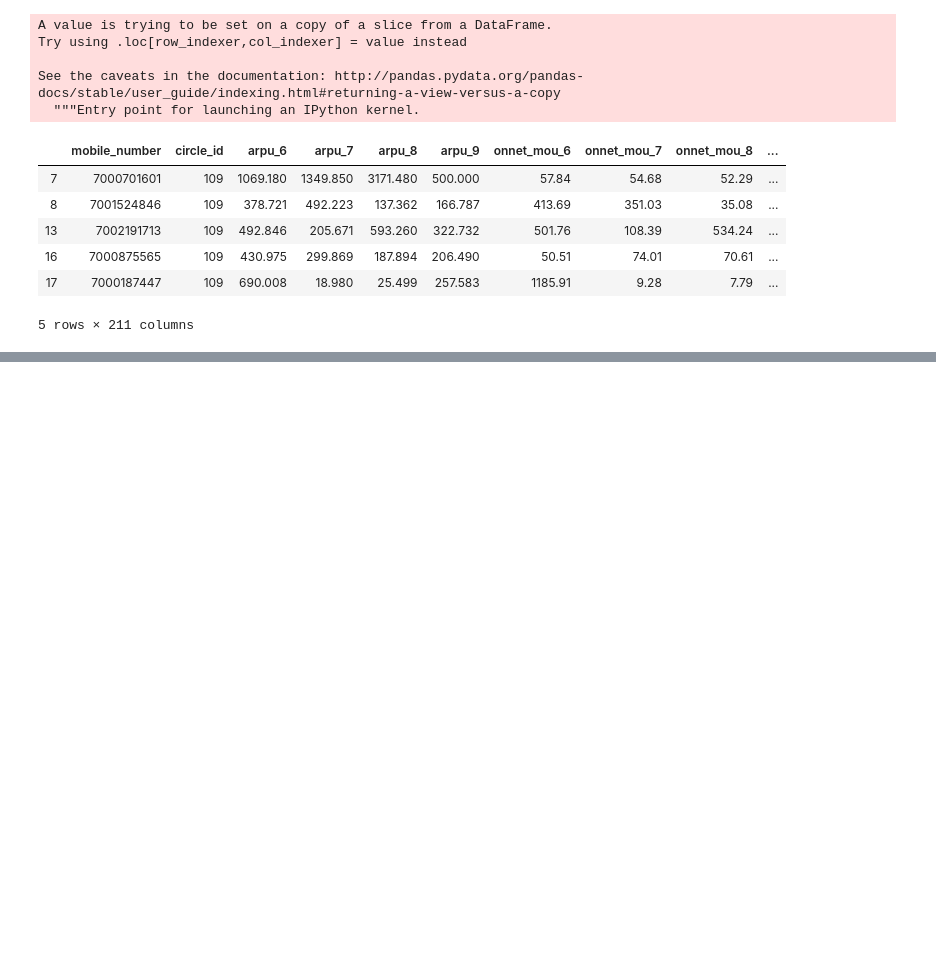
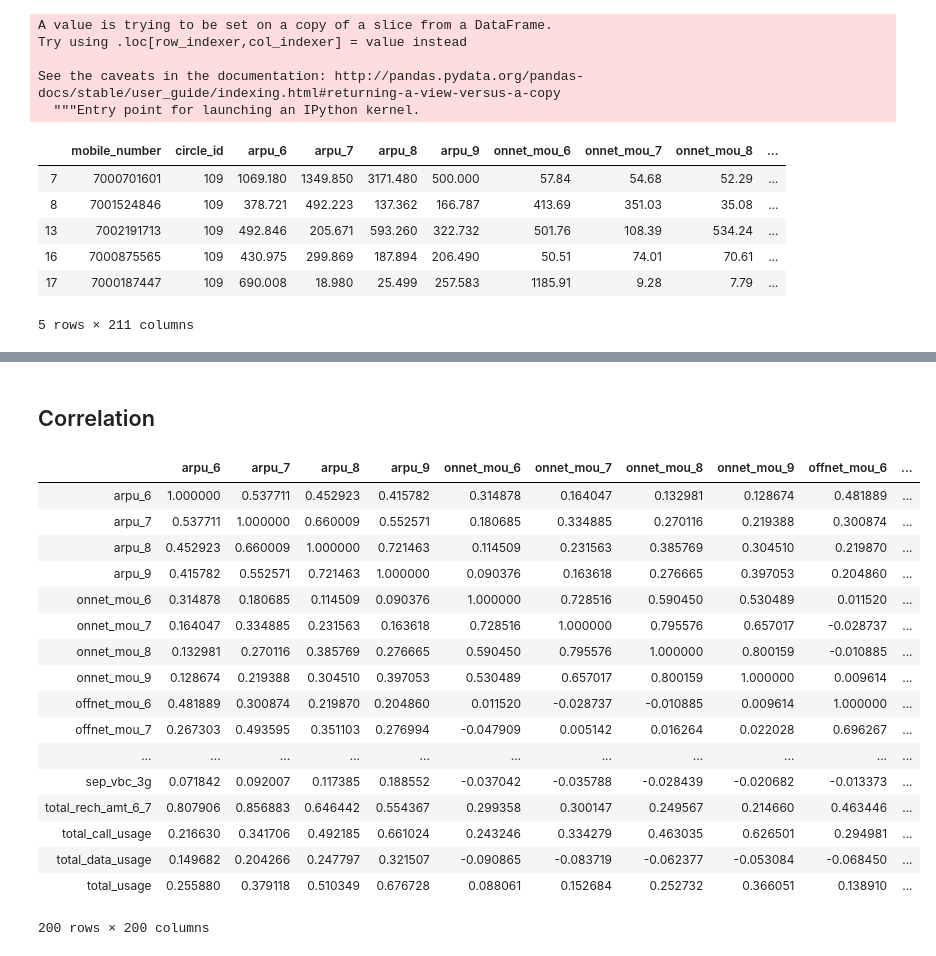
Before and after one commit to singh-manvinder/telecom_churn, a Jupyter notebook: solution.ipynb, the cells around one changed output, grey strips where cells are left out. Drawn from its saved outputs; the diff is of its cells as text; code cells hidden in the pictures; blank space fills up the shorter version.

```diff
--- a/solution.ipynb
+++ b/solution.ipynb
@@ -240,0 +401,2 @@ df_churn_hvc.head()
+# %%
+mobile_df = df_churn_hvc.pop('mobile_number')
@@ -240,0 +405,6 @@ df_churn_hvc.head()
+# %%
+y = df_churn_hvc.pop('cust_churn')
+X = df_churn_hvc
+# %%
+from sklearn.model_selection import train_test_split
+X_train, X_test, y_train, y_test = train_test_split(X, y, random_state=42)
@@ -240,0 +427,24 @@ df_churn_hvc.head()
+# %% [markdown]
+## Correlation
+# %%
+corr = X_train.corr()
+corr
+# %% [output]
+|  | arpu_6 | arpu_7 | arpu_8 | arpu_9 | onnet_mou_6 | onnet_mou_7 | onnet_mou_8 | onnet_mou_9 | offnet_mou_6 | ... |
+| arpu_6 | 1.000000 | 0.537711 | 0.452923 | 0.415782 | 0.314878 | 0.164047 | 0.132981 | 0.128674 | 0.481889 | ... |
+| arpu_7 | 0.537711 | 1.000000 | 0.660009 | 0.552571 | 0.180685 | 0.334885 | 0.270116 | 0.219388 | 0.300874 | ... |
+| arpu_8 | 0.452923 | 0.660009 | 1.000000 | 0.721463 | 0.114509 | 0.231563 | 0.385769 | 0.304510 | 0.219870 | ... |
+| arpu_9 | 0.415782 | 0.552571 | 0.721463 | 1.000000 | 0.090376 | 0.163618 | 0.276665 | 0.397053 | 0.204860 | ... |
+| onnet_mou_6 | 0.314878 | 0.180685 | 0.114509 | 0.090376 | 1.000000 | 0.728516 | 0.590450 | 0.530489 | 0.011520 | ... |
+| onnet_mou_7 | 0.164047 | 0.334885 | 0.231563 | 0.163618 | 0.728516 | 1.000000 | 0.795576 | 0.657017 | -0.028737 | ... |
+| onnet_mou_8 | 0.132981 | 0.270116 | 0.385769 | 0.276665 | 0.590450 | 0.795576 | 1.000000 | 0.800159 | -0.010885 | ... |
+| onnet_mou_9 | 0.128674 | 0.219388 | 0.304510 | 0.397053 | 0.530489 | 0.657017 | 0.800159 | 1.000000 | 0.009614 | ... |
+| offnet_mou_6 | 0.481889 | 0.300874 | 0.219870 | 0.204860 | 0.011520 | -0.028737 | -0.010885 | 0.009614 | 1.000000 | ... |
+| offnet_mou_7 | 0.267303 | 0.493595 | 0.351103 | 0.276994 | -0.047909 | 0.005142 | 0.016264 | 0.022028 | 0.696267 | ... |
+| ... | ... | ... | ... | ... | ... | ... | ... | ... | ... | ... |
+| sep_vbc_3g | 0.071842 | 0.092007 | 0.117385 | 0.188552 | -0.037042 | -0.035788 | -0.028439 | -0.020682 | -0.013373 | ... |
+| total_rech_amt_6_7 | 0.807906 | 0.856883 | 0.646442 | 0.554367 | 0.299358 | 0.300147 | 0.249567 | 0.214660 | 0.463446 | ... |
+| total_call_usage | 0.216630 | 0.341706 | 0.492185 | 0.661024 | 0.243246 | 0.334279 | 0.463035 | 0.626501 | 0.294981 | ... |
+| total_data_usage | 0.149682 | 0.204266 | 0.247797 | 0.321507 | -0.090865 | -0.083719 | -0.062377 | -0.053084 | -0.068450 | ... |
+| total_usage | 0.255880 | 0.379118 | 0.510349 | 0.676728 | 0.088061 | 0.152684 | 0.252732 | 0.366051 | 0.138910 | ... |
+200 rows × 200 columns
```
Also changed, not shown: parts of 26 cells of this notebook.
